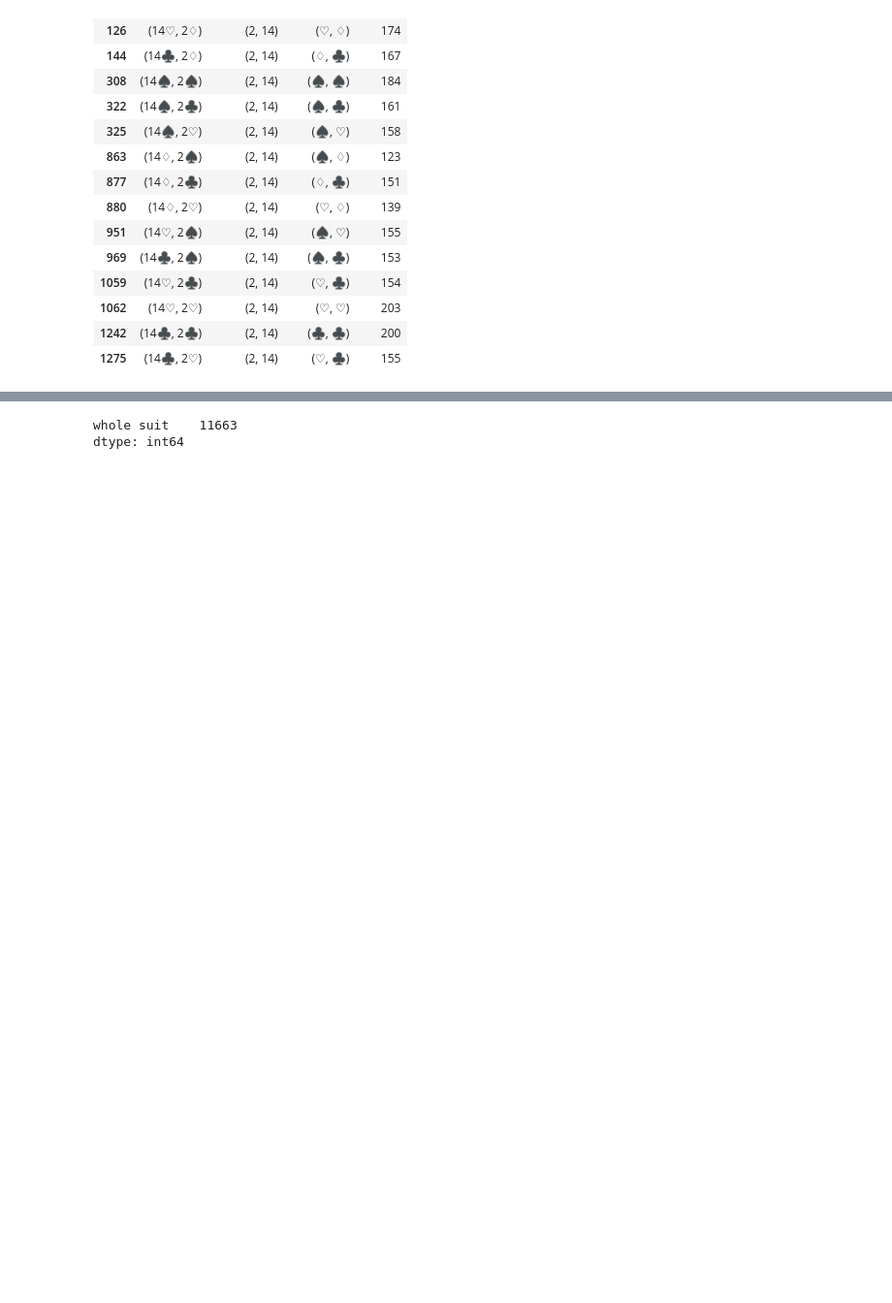
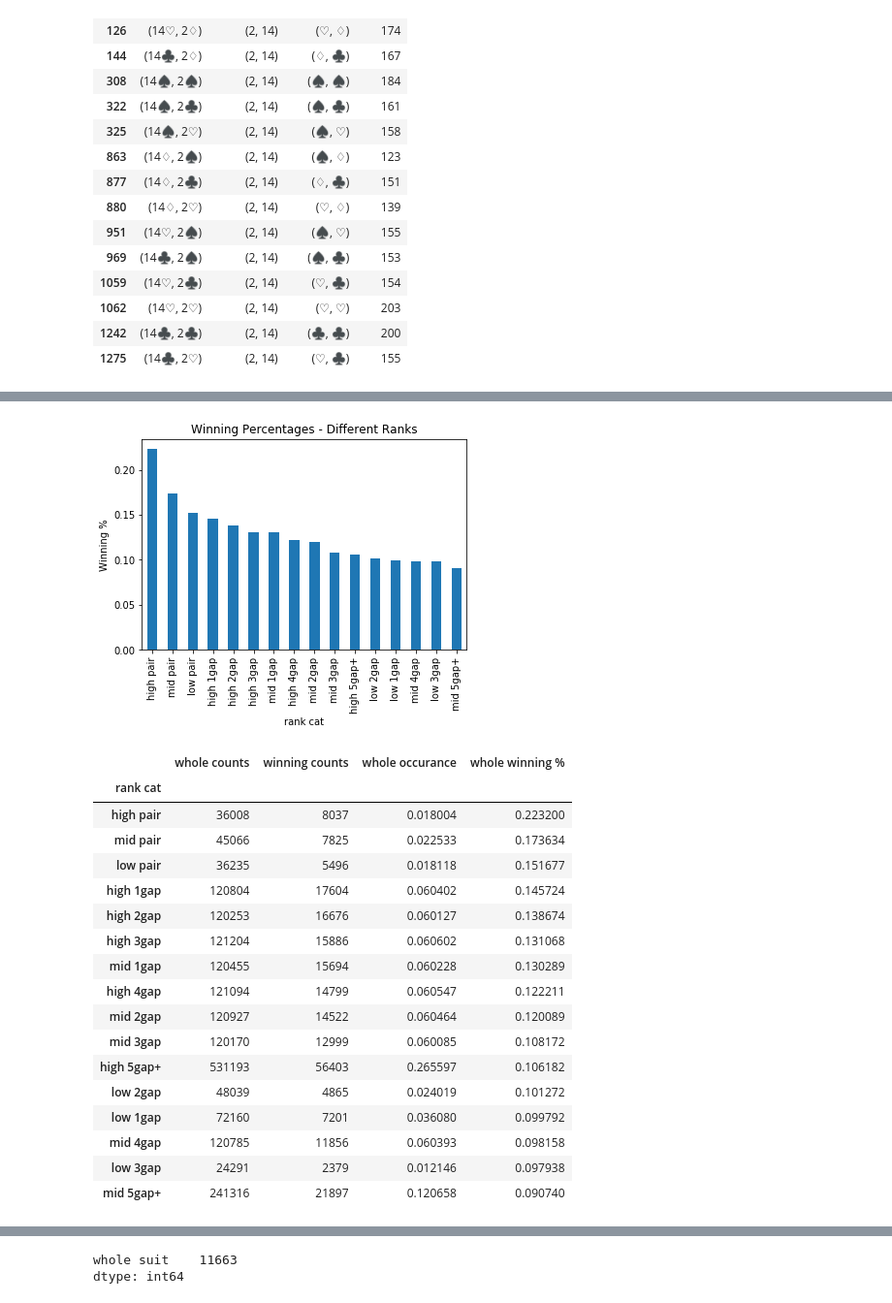
Before and after one commit to a35931chi/Poker, a Jupyter notebook: Poker Analysis.ipynb, the cells around one changed output, grey strips where cells are left out. Shown at 97% size. Saved outputs shown, nothing was run; the diff lists cells and outputs as text; code cells hidden in the pictures; blank space fills up the shorter version.

```diff
--- a/Poker Analysis.ipynb
+++ b/Poker Analysis.ipynb
@@ -299,0 +364,31 @@ all_possible_whole[all_possible_whole['whole rank'] == (3, 14)]
+# %%
+#groupby and compare rank categories to see if there's a clear difference in winning percentage. Plot if necessary
+temp = all_possible_whole.groupby('rank cat')[['rank cat', 'whole counts', 'winning counts']].sum()
+temp['whole occurance'] = temp['whole counts'] / hands / participants
+temp['whole winning %'] = temp['winning counts'] / temp['whole counts']
+temp.sort_values(by = 'whole winning %', ascending = False, inplace = True)
+temp['whole winning %'].plot(kind = 'bar')
+plt.ylabel('Winning %')
+plt.title('Winning Percentages - Different Ranks')
+plt.show()
+temp.head(20)
+# %% [output]
+[figure, added]
+|  | whole counts | winning counts | whole occurance | whole winning % |
+| rank cat |  |  |  |  |
+| high pair | 36008 | 8037 | 0.018004 | 0.223200 |
+| mid pair | 45066 | 7825 | 0.022533 | 0.173634 |
+| low pair | 36235 | 5496 | 0.018118 | 0.151677 |
+| high 1gap | 120804 | 17604 | 0.060402 | 0.145724 |
+| high 2gap | 120253 | 16676 | 0.060127 | 0.138674 |
+| high 3gap | 121204 | 15886 | 0.060602 | 0.131068 |
+| mid 1gap | 120455 | 15694 | 0.060228 | 0.130289 |
+| high 4gap | 121094 | 14799 | 0.060547 | 0.122211 |
+| mid 2gap | 120927 | 14522 | 0.060464 | 0.120089 |
+| mid 3gap | 120170 | 12999 | 0.060085 | 0.108172 |
+| high 5gap+ | 531193 | 56403 | 0.265597 | 0.106182 |
+| low 2gap | 48039 | 4865 | 0.024019 | 0.101272 |
+| low 1gap | 72160 | 7201 | 0.036080 | 0.099792 |
+| mid 4gap | 120785 | 11856 | 0.060393 | 0.098158 |
+| low 3gap | 24291 | 2379 | 0.012146 | 0.097938 |
+| mid 5gap+ | 241316 | 21897 | 0.120658 | 0.090740 |
```
Also changed, not shown: parts of 27 cells of this notebook, 1 other file.
